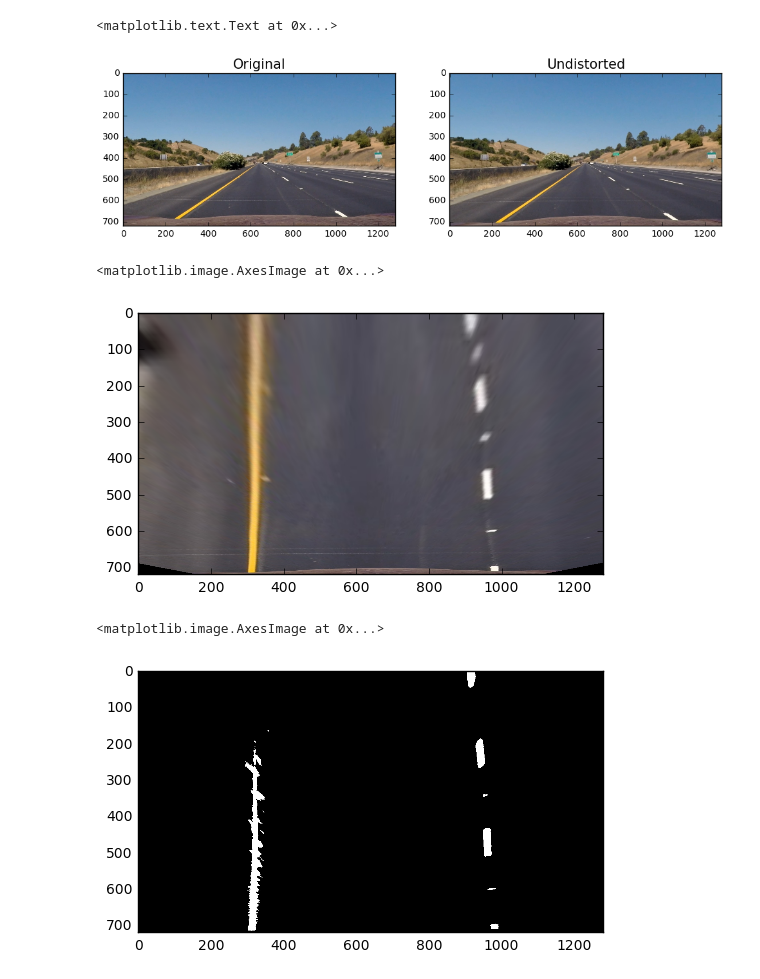
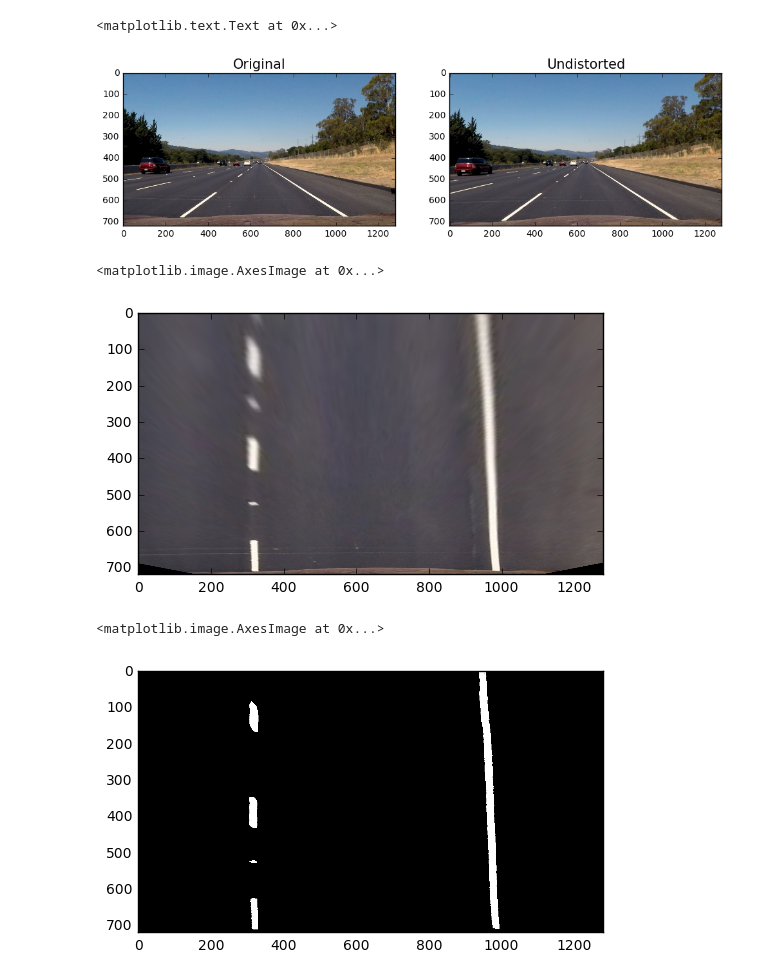
Before and after one commit to rohts-patil/CarND-Advanced-Lane-Lines, a Jupyter notebook: Untitled.ipynb, the cells around one changed output. Cells and saved outputs as stored; diff of their text form; code cells hidden in the pictures.

Commit message:
testing on different images

```diff
--- a/Untitled.ipynb
+++ b/Untitled.ipynb
@@ -51,19 +51,19 @@ def undistort(image, mtx, dist):
     return image
 # %%
 mtx, dist = camera_Calibraton('camera_cal', 'calibration', 9, 6, (720, 1280))
-image = mpimg.imread("./test_images/straight_lines1.jpg")
+image = mpimg.imread("./test_images/straight_lines2.jpg")
 image_undist = undistort(image, mtx, dist)
 
 
 
 f, ((ax1, ax2)) = plt.subplots(1, 2, figsize=(12, 18))
 ax1.imshow(image)
 ax1.set_title('Original', fontsize=15)
 ax2.imshow(image_undist)
 ax2.set_title('Undistorted', fontsize=15)
 # %% [output]
 <matplotlib.text.Text at 0x...>
-[figure, old version]
+[figure, new version]
 # %%
 def abs_sobel_thresh(image, orient='x', sobel_kernel=3, thresh=(0, 255)):
     #gray = cv2.cvtColor(image, cv2.COLOR_RGB2GRAY)
@@ -189,7 +189,7 @@ trans_persp,M,Minv=transform_perspective(image_undist)
 plt.imshow(trans_persp)
 # %% [output]
 <matplotlib.image.AxesImage at 0x...>
-[figure, old version]
+[figure, new version]
 # %%
 red_threshed = threshold_Channel(channel_Isolate(trans_persp,'R'),(220,255))
 V_threshed = threshold_Channel(channel_Isolate(trans_persp,'V'),(220,255))
@@ -211,7 +211,7 @@ bit_layer = red_threshed | V_threshed | yellow | white | white_2 | white_3
 plt.imshow(bit_layer,cmap='gray')
 # %% [output]
 <matplotlib.image.AxesImage at 0x...>
-[figure, old version]
+[figure, new version]
 # %%
 image_HLS = cv2.cvtColor(trans_persp,cv2.COLOR_RGB2HLS)
 
```
Also changed, not shown: parts of 11 cells of this notebook.
